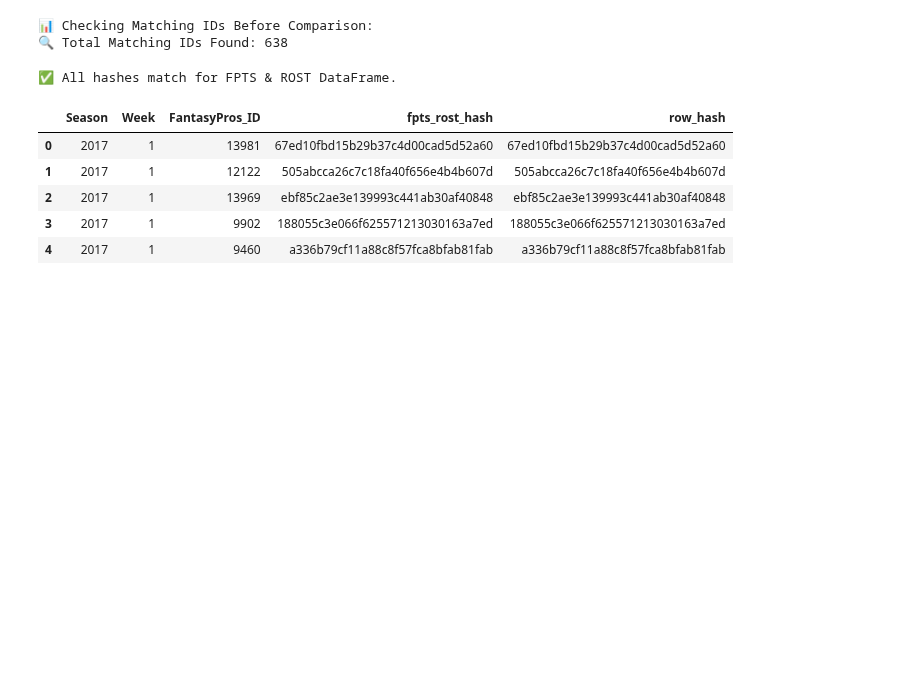
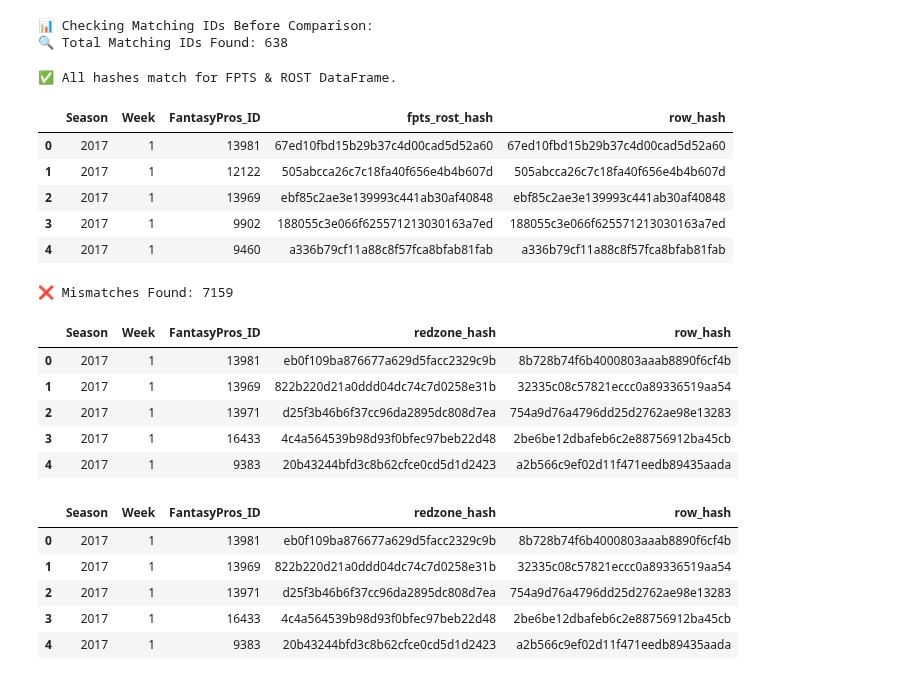
Before and after one commit to ARCtechmo/fanfav, a Jupyter notebook: wr_df.ipynb, the cells around one changed output. Saved outputs shown, nothing was run; the diff lists cells and outputs as text; code cells hidden in the pictures; blank space fills up the shorter version.

```diff
--- a/wr_df.ipynb
+++ b/wr_df.ipynb
@@ -2245,7 +2248,45 @@ display(comparison_df.head())
 | 3 | 2017 | 1 | 9902 | 188055c3e066f625571213030163a7ed | 188055c3e066f625571213030163a7ed |
 | 4 | 2017 | 1 | 9460 | a336b79cf11a88c8f57fca8bfab81fab | a336b79cf11a88c8f57fca8bfab81fab |
 # %%
-## **No row hash validation for the redzone data**
+## Fixme: **No row hash validation for the redzone data**
+# Enhanced data integrity checks - Compare Hashes for Redzone Data
+# output: Display mismatches if found
+
+# Perform comparison by joining dataframes on keys: Season, Week, FantasyPros_ID
+comparison_df_redzone = pd.merge(
+    wr_adv_fpts_rost_rz_merged_df_sorted_hash[['Season', 'Week', 'FantasyPros_ID', 'redzone_hash']],
+    dataframes["Redzone Stats DataFrame"][['Season', 'Week', 'FantasyPros_ID', 'row_hash']],
+    on=['Season', 'Week', 'FantasyPros_ID'],
+    how='inner',
+    suffixes=('_merged', '_unmerged')
+)
+
+# Identify mismatches
+mismatches_redzone = comparison_df_redzone[comparison_df_redzone['redzone_hash'] != comparison_df_redzone['row_hash']]
+
+# Display comparison results
+if mismatches_redzone.empty:
+    print("\n✅ All hashes match for Redzone Stats DataFrame.")
+else:
+    print(f"\n❌ Mismatches Found: {len(mismatches_redzone)}")
+    display(mismatches_redzone.head())
+
+# Display the first few rows of the comparison dataframe for reference
+display(comparison_df_redzone.head())
+# %% [output]
+❌ Mismatches Found: 7159
+|  | Season | Week | FantasyPros_ID | redzone_hash | row_hash |
+| 0 | 2017 | 1 | 13981 | eb0f109ba876677a629d5facc2329c9b | 8b728b74f6b4000803aaab8890f6cf4b |
+| 1 | 2017 | 1 | 13969 | 822b220d21a0ddd04dc74c7d0258e31b | 32335c08c57821eccc0a89336519aa54 |
+| 2 | 2017 | 1 | 13971 | d25f3b46b6f37cc96da2895dc808d7ea | 754a9d76a4796dd25d2762ae98e13283 |
+| 3 | 2017 | 1 | 16433 | 4c4a564539b98d93f0bfec97beb22d48 | 2be6be12dbafeb6c2e88756912ba45cb |
+| 4 | 2017 | 1 | 9383 | 20b43244bfd3c8b62cfce0cd5d1d2423 | a2b566c9ef02d11f471eedb89435aada |
+|  | Season | Week | FantasyPros_ID | redzone_hash | row_hash |
+| 0 | 2017 | 1 | 13981 | eb0f109ba876677a629d5facc2329c9b | 8b728b74f6b4000803aaab8890f6cf4b |
+| 1 | 2017 | 1 | 13969 | 822b220d21a0ddd04dc74c7d0258e31b | 32335c08c57821eccc0a89336519aa54 |
+| 2 | 2017 | 1 | 13971 | d25f3b46b6f37cc96da2895dc808d7ea | 754a9d76a4796dd25d2762ae98e13283 |
+| 3 | 2017 | 1 | 16433 | 4c4a564539b98d93f0bfec97beb22d48 | 2be6be12dbafeb6c2e88756912ba45cb |
+| 4 | 2017 | 1 | 9383 | 20b43244bfd3c8b62cfce0cd5d1d2423 | a2b566c9ef02d11f471eedb89435aada |
 # %%
 ### End: Enhanced data integrity checks for the fantasypros dataframes ##
 # %%
```
Also changed, not shown: parts of 8 cells of this notebook.
